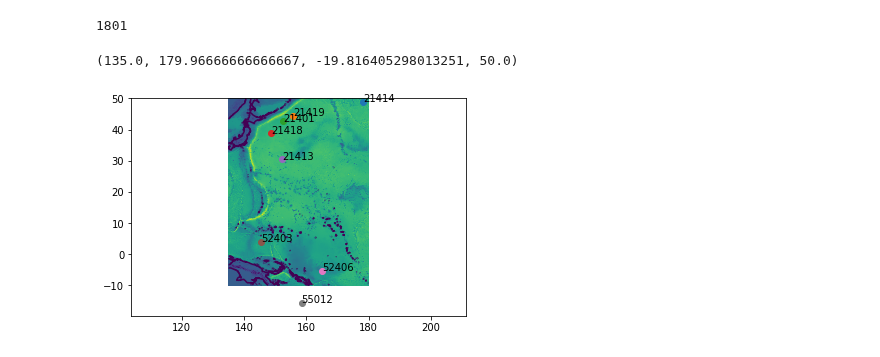
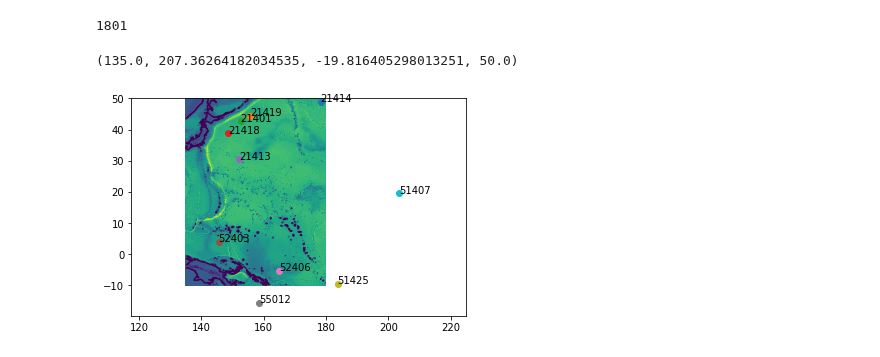
Before and after one commit to jgalazm/Nami, a Jupyter notebook: validation/04_tohoku2011/data/download_dart_buoys.ipynb, the cells around one changed output. Drawn from its saved outputs; the diff is of its cells as text; code cells hidden in the pictures.

```diff
--- a/validation/04_tohoku2011/data/download_dart_buoys.ipynb
+++ b/validation/04_tohoku2011/data/download_dart_buoys.ipynb
@@ -136,11 +136,11 @@ ncols
 # %%
 plt.pcolormesh(x,y,z)
 plt.contour(x,y,z,[0.0])
 for k in coordinates.keys():
-    if coordinates[k][0]>0:
-        plt.scatter(coordinates[k][0],coordinates[k][1])
-        plt.text(coordinates[k][0],coordinates[k][1],'{}'.format(k),color='k')
+#     if coordinates[k][0]>0:
+        plt.scatter(coordinates[k][0] % 360,coordinates[k][1])
+        plt.text(coordinates[k][0] % 360,coordinates[k][1],'{}'.format(k),color='k')
 plt.axis('equal')
 # %% [output]
-(135.0, 179.96666666666667, -19.816405298013251, 50.0)
+(135.0, 207.36264182034535, -19.816405298013251, 50.0)
-[figure, old version]
+[figure, new version]
```
Also changed, not shown: 5 other files.
